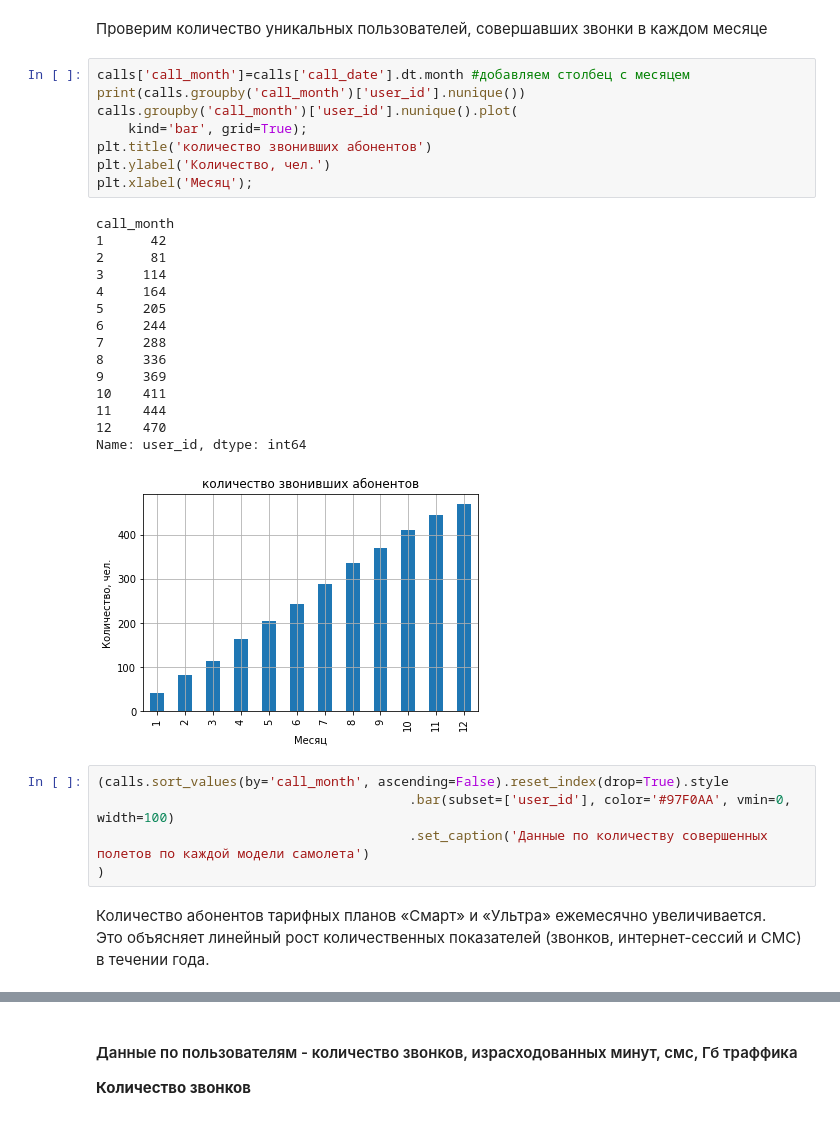
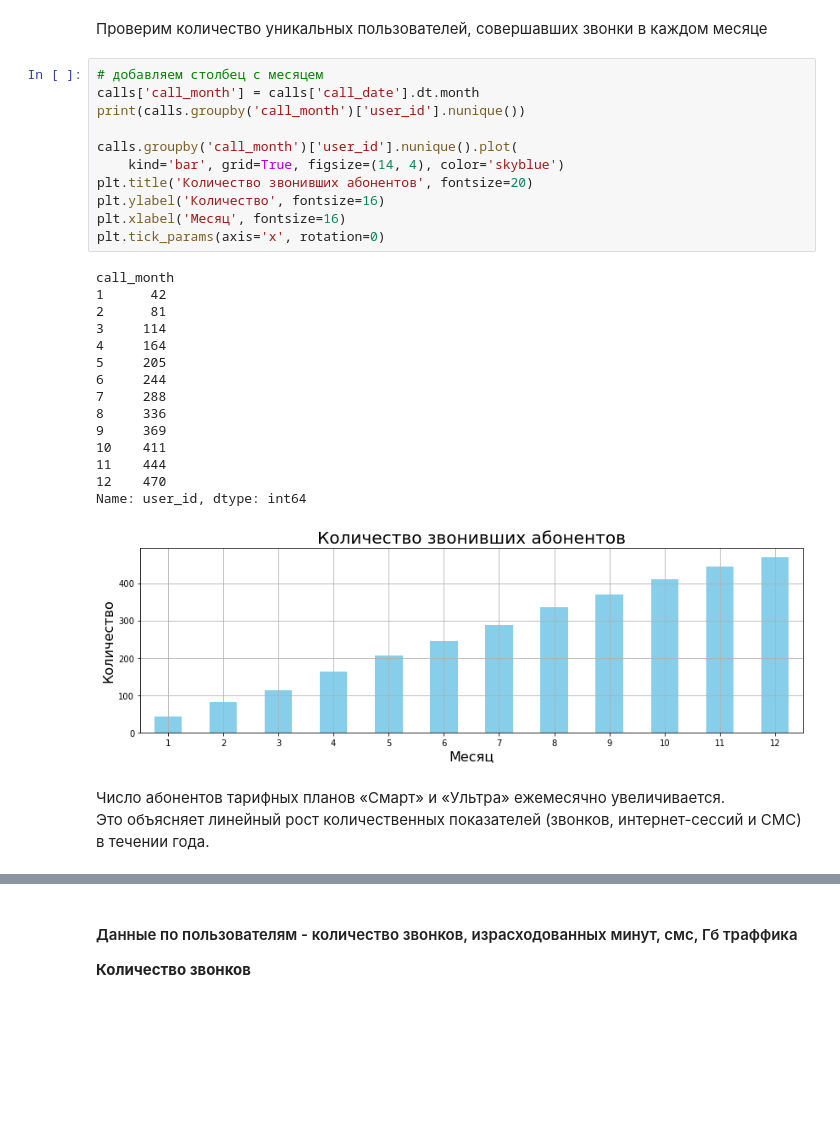
Before and after one commit to Oleg-Volontsevich/Yandex_Practicum_Projects, a Jupyter notebook: project03_tarif_analyzing/yp_project_03.ipynb, the cells around one changed output, grey strips where cells are left out. Saved outputs shown, nothing was run; the diff lists cells and outputs as text; blank space fills up the shorter version.

```diff
--- a/project03_tarif_analyzing/yp_project_03.ipynb
+++ b/project03_tarif_analyzing/yp_project_03.ipynb
@@ -473,34 +545,32 @@ plt.xlabel('Месяц');
 # %% [markdown]
 Проверим количество уникальных пользователей, совершавших звонки в каждом месяце
 # %%
-calls['call_month']=calls['call_date'].dt.month #добавляем столбец с месяцем
+# добавляем столбец с месяцем
+calls['call_month'] = calls['call_date'].dt.month
 print(calls.groupby('call_month')['user_id'].nunique())
+
 calls.groupby('call_month')['user_id'].nunique().plot(
-    kind='bar', grid=True);
-plt.title('количество звонивших абонентов')
-plt.ylabel('Количество, чел.')
-plt.xlabel('Месяц');
+    kind='bar', grid=True, figsize=(14, 4), color='skyblue')
+plt.title('Количество звонивших абонентов', fontsize=20)
+plt.ylabel('Количество', fontsize=16)
+plt.xlabel('Месяц', fontsize=16)
+plt.tick_params(axis='x', rotation=0)
 # %% [output]
 call_month
 1      42
 2      81
 3     114
 4     164
 5     205
 6     244
 7     288
 8     336
 9     369
 10    411
 11    444
 12    470
 Name: user_id, dtype: int64
-[figure, old version]
+[figure, new version]
-# %%
-(calls.sort_values(by='call_month', ascending=False).reset_index(drop=True).style
-                                        .bar(subset=['user_id'], color='#97F0AA', vmin=0, width=100)
-                                        .set_caption('Данные по количеству совершенных полетов по каждой модели самолета')
-)
 # %% [markdown]
-Количество абонентов тарифных планов «Смарт» и «Ультра» ежемесячно увеличивается.
+Число абонентов тарифных планов «Смарт» и «Ультра» ежемесячно увеличивается.
 Это объясняет линейный рост количественных показателей (звонков, интернет-сессий и СМС) в течении года.
```
Also changed, not shown: parts of 68 cells of this notebook.
